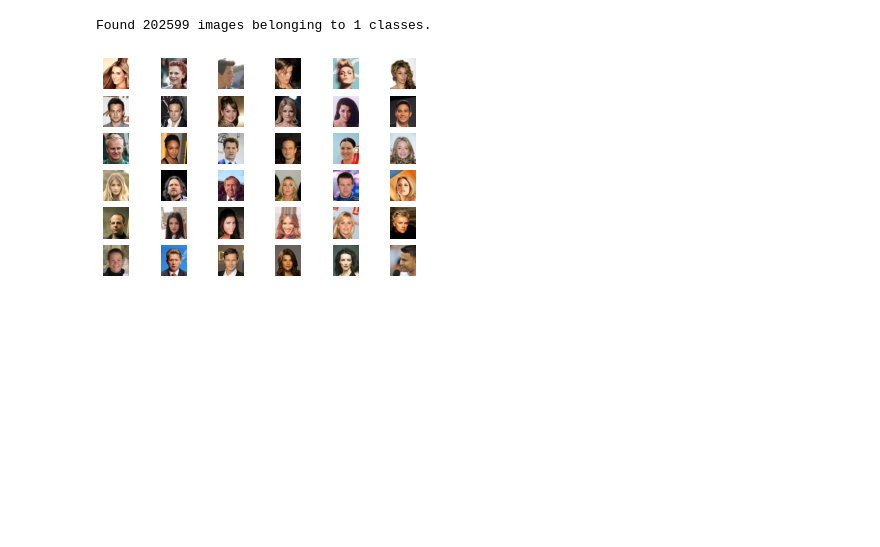
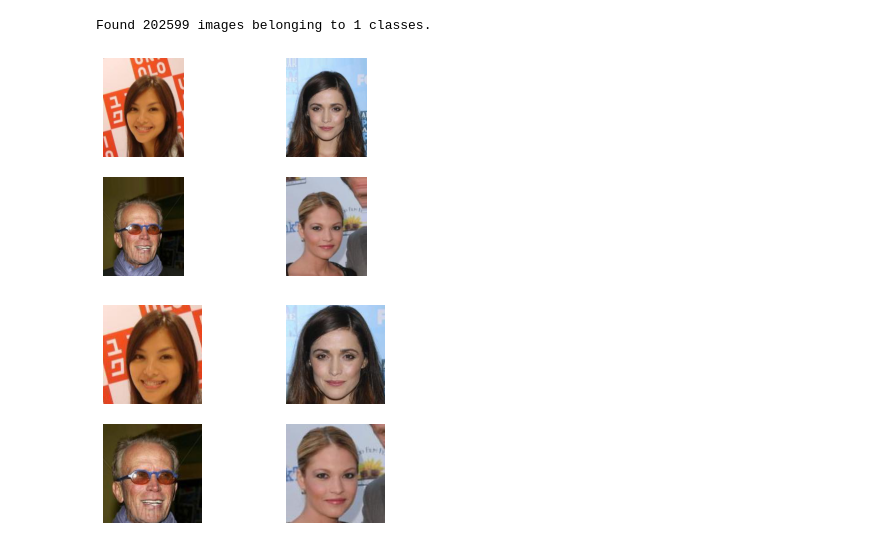
Before and after one commit to moh-C/GANs_Python, a Jupyter notebook: Chapter 09/04 - Going to work with the CelebA Dataset.ipynb, the cells around one changed output. Cells and saved outputs as stored; diff of their text form; code cells hidden in the pictures; blank space fills up the shorter version.

```diff
--- a/Chapter 09/04 - Going to work with the CelebA Dataset.ipynb
+++ b/Chapter 09/04 - Going to work with the CelebA Dataset.ipynb
@@ -24,8 +24,6 @@ datagen = keras.preprocessing.image.ImageDataGenerator()
 path = os.getcwd() + '/data_faces'
 train_it = datagen.flow_from_directory(path,
                                        batch_size= 36,
-                                       classes=None,
-                                       shuffle= False,
                                        target_size= (218, 178))
 # %% [output]
 Found 202599 images belonging to 1 classes.
@@ -53,7 +51,8 @@ def plot_faces(faces, n):
   pyplot.show()
 # %%
 batchX, batchy = train_it.next()
-plot_faces(batchX.astype('uint8'), 6)
-# print('Loaded: ', faces.shape)
+plot_faces(batchX.astype('uint8'), 2)
+plot_faces(batchX[:, 29:189,9:169,:].astype('uint8'), 2)
 # %% [output]
-[figure, old version]
+[figure, new version]
+[figure, added]
```
Also changed, not shown: parts of 1 cell of this notebook.
